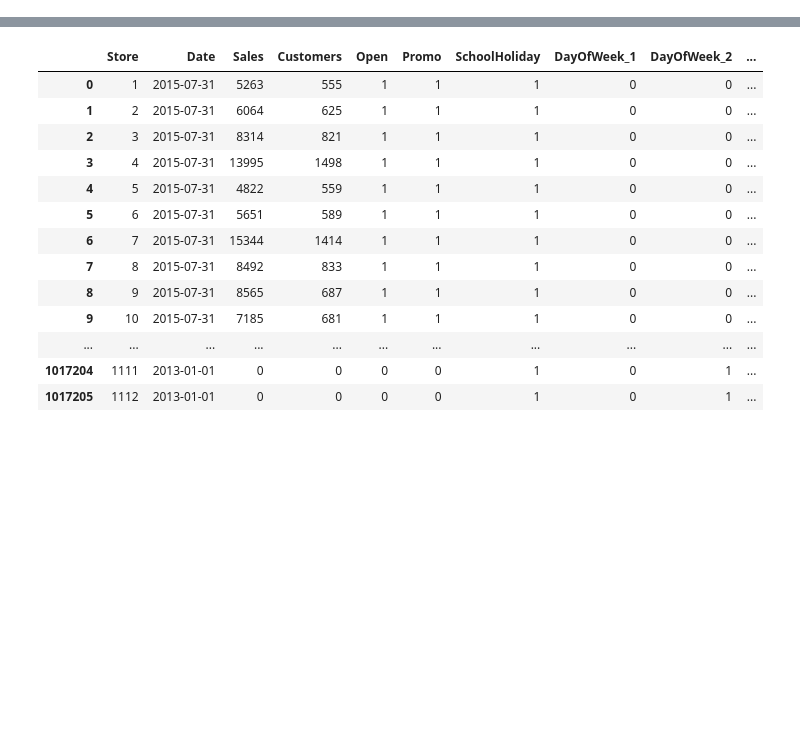
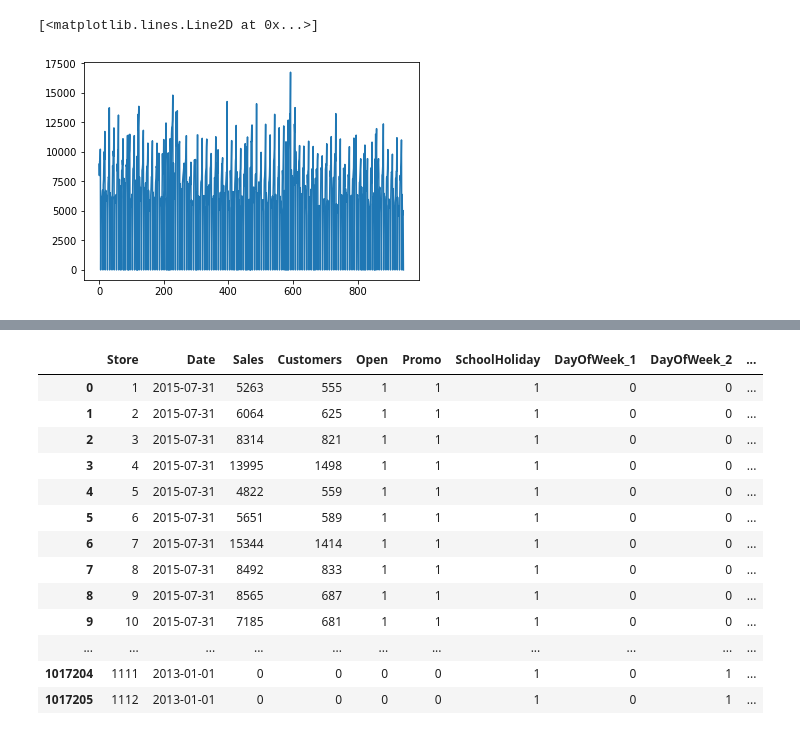
Before and after one commit to fenomeno711/rossmann, a Jupyter notebook: notebooks/Rossmann1.ipynb, the cells around one changed output, grey strips where cells are left out. Saved outputs shown, nothing was run; the diff lists cells and outputs as text; code cells hidden in the pictures; blank space fills up the shorter version.

```diff
--- a/notebooks/Rossmann1.ipynb
+++ b/notebooks/Rossmann1.ipynb
@@ -26,0 +214,9 @@ rawdata
+# %%
+from datetime import datetime
+def convert2day(date_string):
+    return datetime.strptime(date_string,'%Y-%m-%d').day
+
+def convert2month(date_string):
+    return datetime.strptime(date_string,'%Y-%m-%d').month
+
+rawdata['Month'] = rawdata['Date'].apply(convert2month)
@@ -26,0 +449,5 @@ rawdata
+# %%
+plt.plot(sales.loc[:,12])
+# %% [output]
+[<matplotlib.lines.Line2D at 0x...>]
+[figure, added]
```
Also changed, not shown: parts of 37 cells of this notebook, 9 other files.
